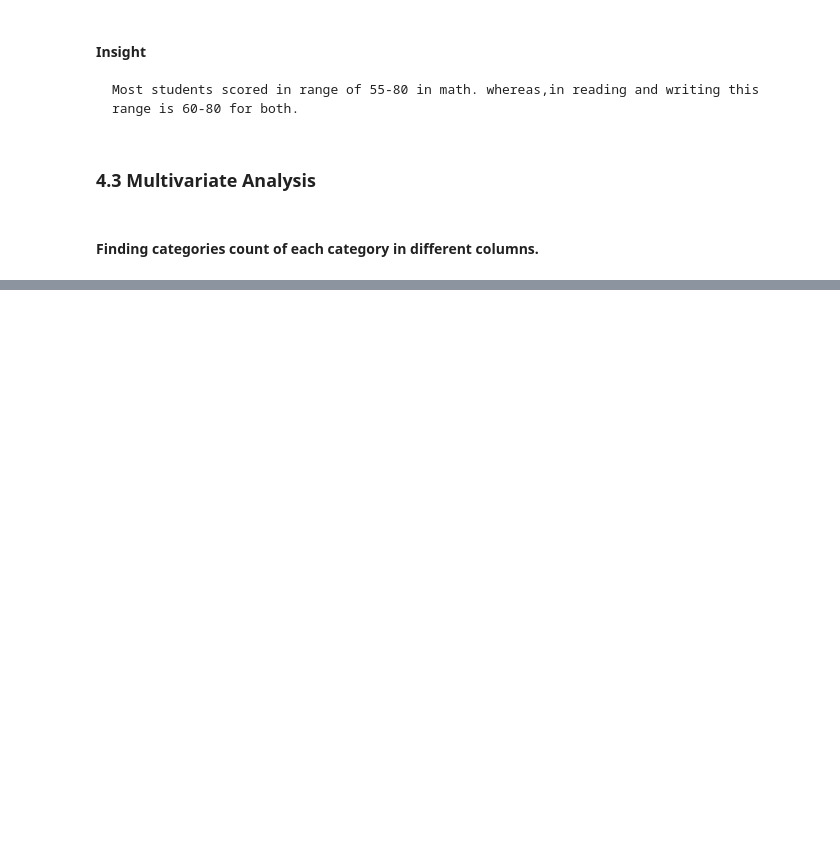
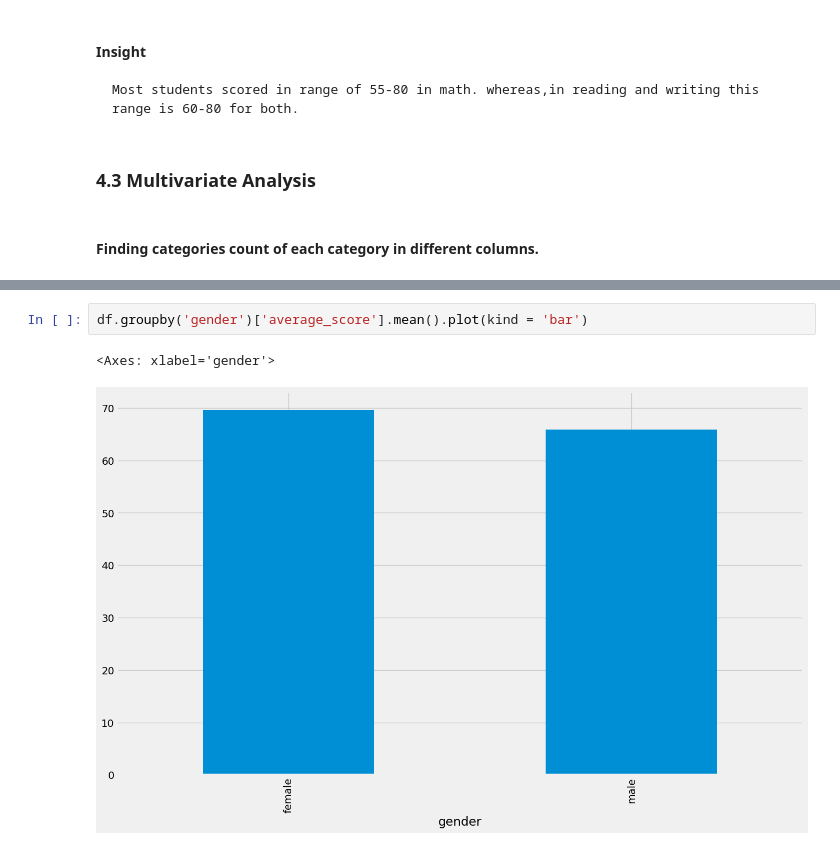
Before and after one commit to AbdulRasheed1011/Project1, a Jupyter notebook: notebook/EDA.ipynb, the cells around one changed output, grey strips where cells are left out. Saved outputs shown, nothing was run; the diff lists cells and outputs as text; blank space fills up the shorter version.

```diff
--- a/notebook/EDA.ipynb
+++ b/notebook/EDA.ipynb
@@ -416,0 +445,5 @@ array(["bachelor's degree", 'some college', "master's degree",
+# %%
+df.groupby('gender')['average_score'].mean().plot(kind = 'bar')
+# %% [output]
+<Axes: xlabel='gender'>
+[figure, added]
```
Also changed, not shown: parts of 22 cells of this notebook.
